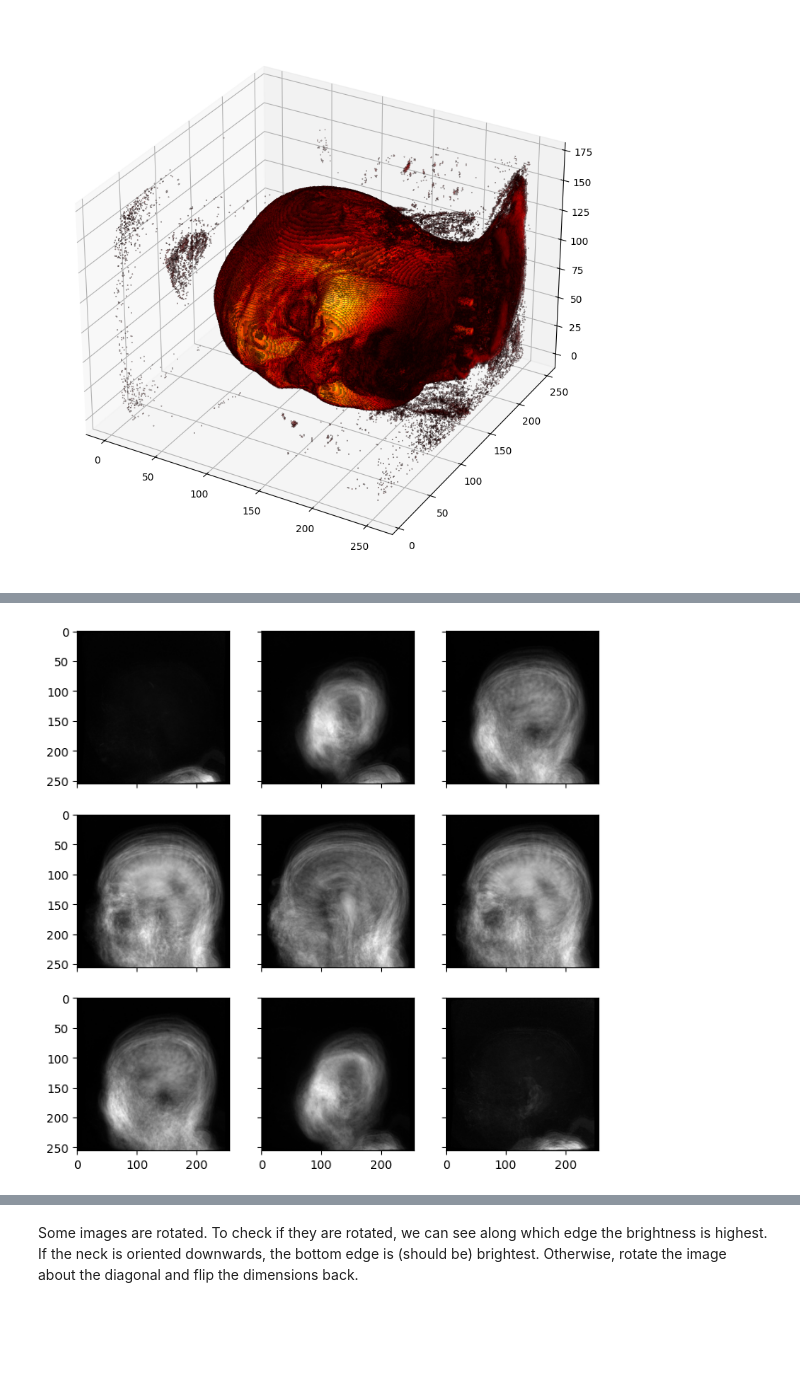
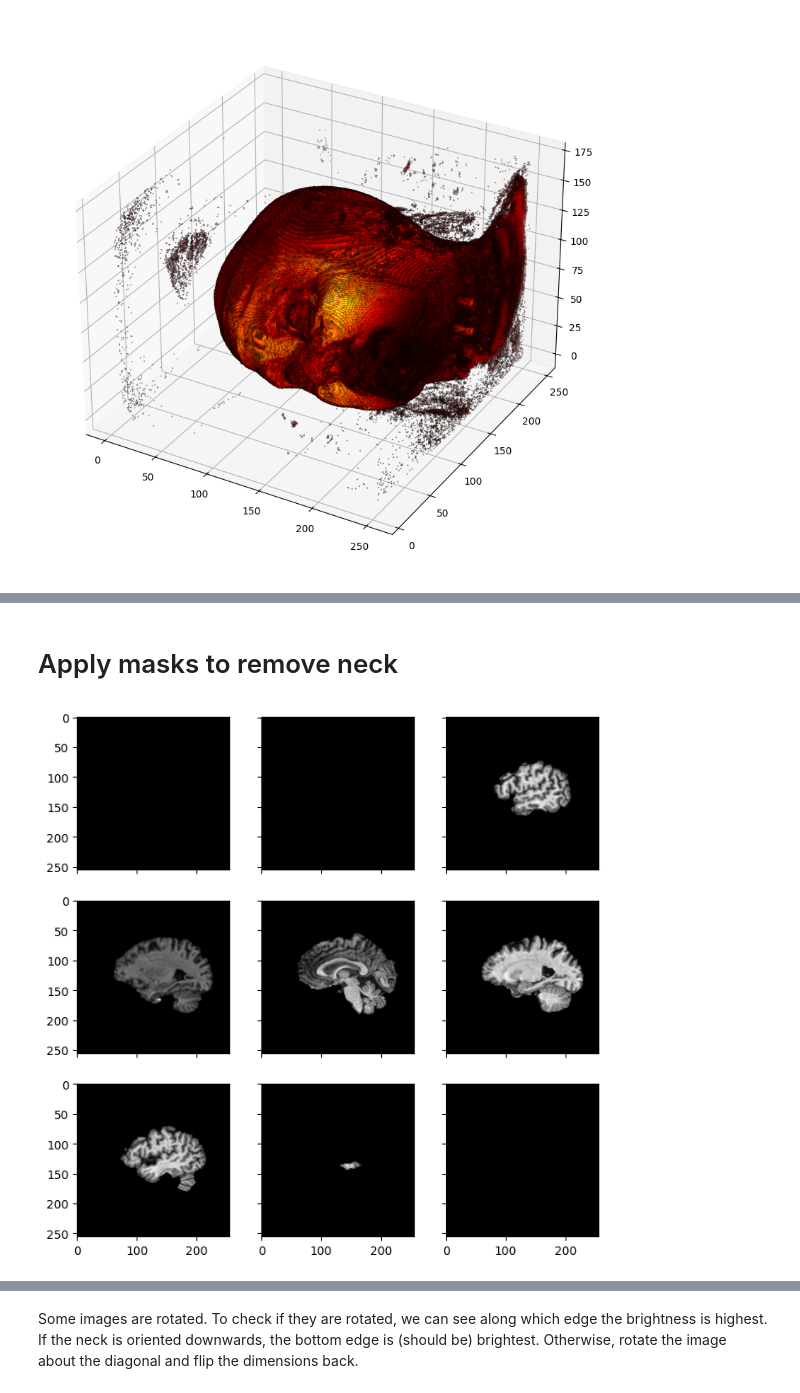
Before and after one commit to Vaakir/unsupervised-deep-learning-bachelor-thesis, a Jupyter notebook: Research/Train/Exploratory plotting.ipynb, the cells around one changed output, grey strips where cells are left out. Cells and saved outputs as stored; diff of their text form; code cells hidden in the pictures; blank space fills up the shorter version.

```diff
--- a/Research/Train/Exploratory plotting.ipynb
+++ b/Research/Train/Exploratory plotting.ipynb
@@ -130,4 +137,7 @@ plot_image_slices(images[12])
-# %%
-plot_image_slices(np.mean(images,axis=0))
-# %% [output]
-[figure, removed]
+# %% [markdown]
+# Apply masks to remove neck
+# %%
+im = nib.load("../../Data/FSL/test.nii.gz").get_fdata()
+plot_image_slices(im)
+# %% [output]
+[figure, added]
```
Also changed, not shown: parts of 8 cells of this notebook, 7 other files.
